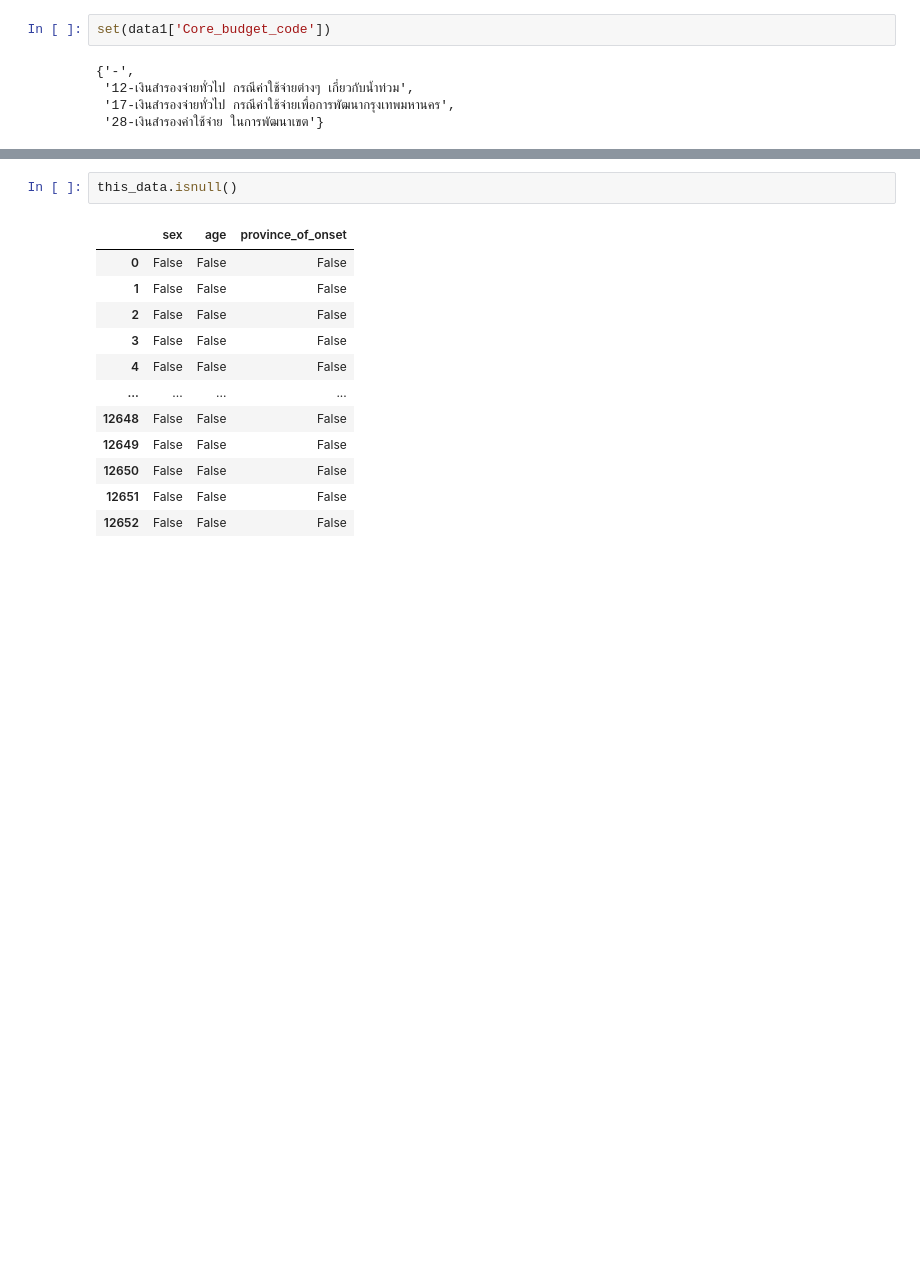
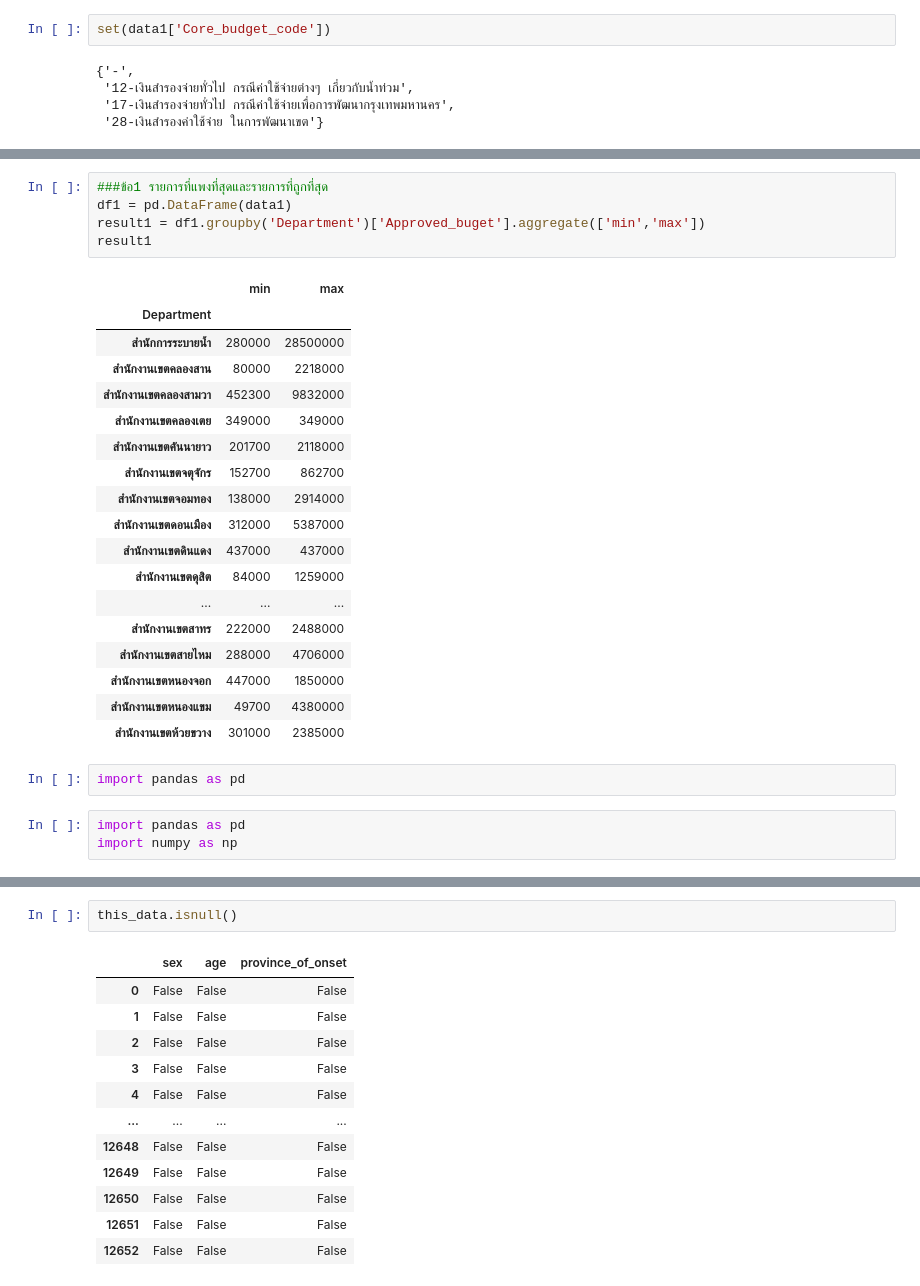
Before and after one commit to kwansawanth/python_dataviz2023, a Jupyter notebook: Pandas101.ipynb, the cells around one changed output, grey strips where cells are left out. Drawn from its saved outputs; the diff is of its cells as text; blank space fills up the shorter version.

```diff
--- a/Pandas101.ipynb
+++ b/Pandas101.ipynb
@@ -958,0 +969,29 @@ SyntaxError: ignored
+# %%
+###ข้อ1 รายการที่แพงที่สุดและรายการที่ถูกที่สุด
+df1 = pd.DataFrame(data1)
+result1 = df1.groupby('Department')['Approved_buget'].aggregate(['min','max'])
+result1
+# %% [output]
+|  | min | max |
+| Department |  |  |
+| สำนักการระบายน้ำ | 280000 | 28500000 |
+| สำนักงานเขตคลองสาน | 80000 | 2218000 |
+| สำนักงานเขตคลองสามวา | 452300 | 9832000 |
+| สำนักงานเขตคลองเตย | 349000 | 349000 |
+| สำนักงานเขตคันนายาว | 201700 | 2118000 |
+| สำนักงานเขตจตุจักร | 152700 | 862700 |
+| สำนักงานเขตจอมทอง | 138000 | 2914000 |
+| สำนักงานเขตดอนเมือง | 312000 | 5387000 |
+| สำนักงานเขตดินแดง | 437000 | 437000 |
+| สำนักงานเขตดุสิต | 84000 | 1259000 |
+| ... | ... | ... |
+| สำนักงานเขตสาทร | 222000 | 2488000 |
+| สำนักงานเขตสายไหม | 288000 | 4706000 |
+| สำนักงานเขตหนองจอก | 447000 | 1850000 |
+| สำนักงานเขตหนองแขม | 49700 | 4380000 |
+| สำนักงานเขตห้วยขวาง | 301000 | 2385000 |
+# %%
+import pandas as pd
+# %%
+import pandas as pd
+import numpy as np
```
Also changed, not shown: parts of 8 cells of this notebook.
